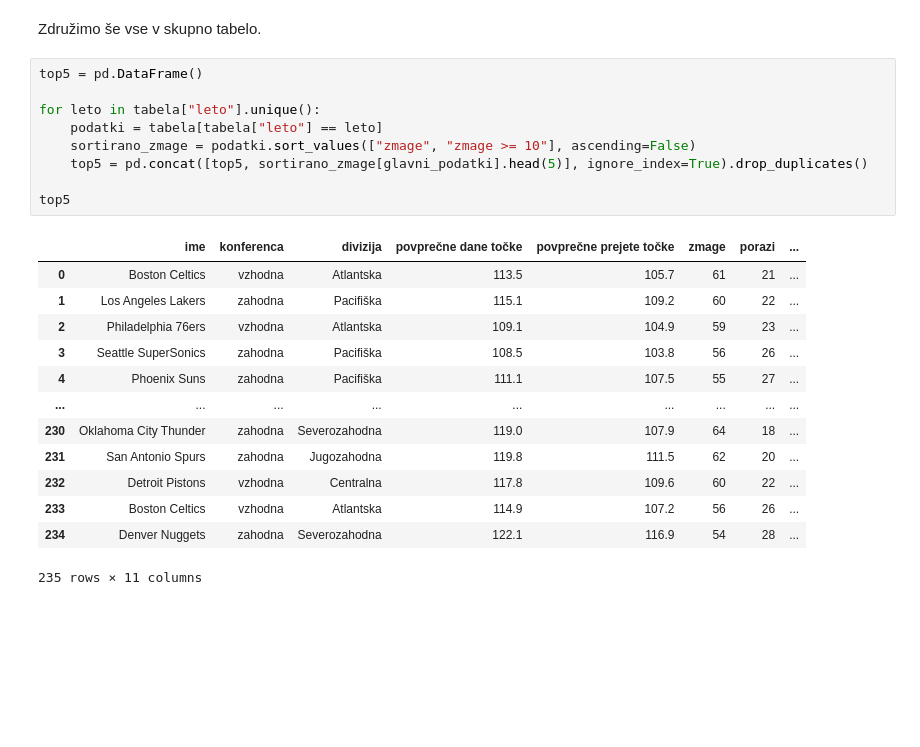
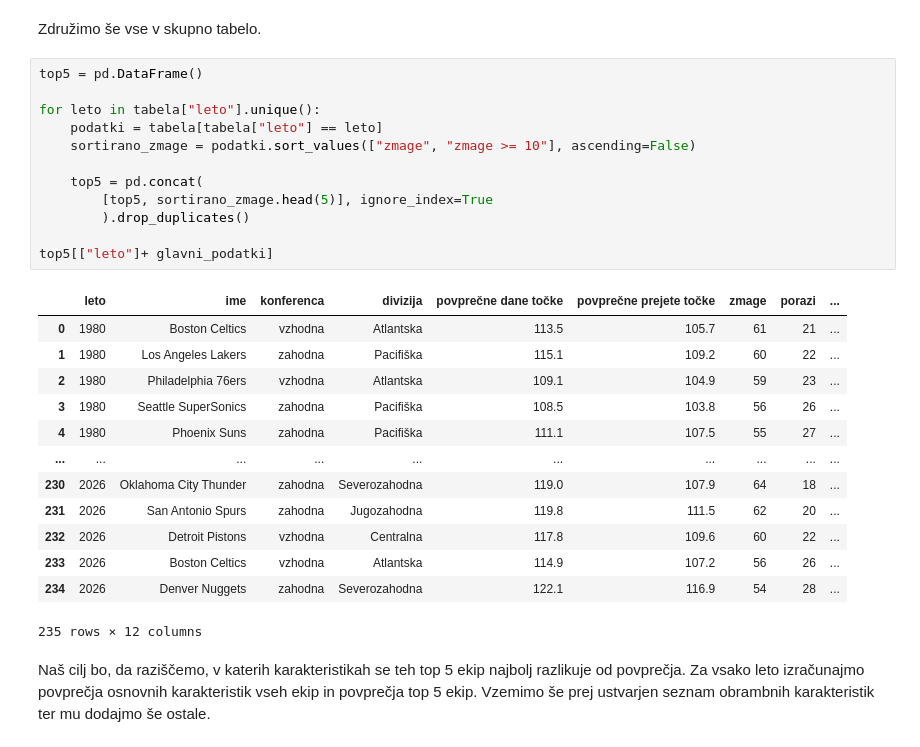
Before and after one commit to Benjamin-Rajer/UVP_projektna_naloga, a Jupyter notebook: analiza_podatkov.ipynb, the cells around one changed output. Saved outputs shown, nothing was run; the diff lists cells and outputs as text; blank space fills up the shorter version.

```diff
--- a/analiza_podatkov.ipynb
+++ b/analiza_podatkov.ipynb
@@ -302,23 +304,28 @@ Združimo še vse v skupno tabelo.
 # %%
 top5 = pd.DataFrame()
 
 for leto in tabela["leto"].unique():
     podatki = tabela[tabela["leto"] == leto]
     sortirano_zmage = podatki.sort_values(["zmage", "zmage >= 10"], ascending=False)
-    top5 = pd.concat([top5, sortirano_zmage[glavni_podatki].head(5)], ignore_index=True).drop_duplicates()
 
-top5
+    top5 = pd.concat(
+        [top5, sortirano_zmage.head(5)], ignore_index=True
+        ).drop_duplicates()
+
+top5[["leto"]+ glavni_podatki]
 # %% [output]
-|  | ime | konferenca | divizija | povprečne dane točke | povprečne prejete točke | zmage | porazi | ... |
-| 0 | Boston Celtics | vzhodna | Atlantska | 113.5 | 105.7 | 61 | 21 | ... |
-| 1 | Los Angeles Lakers | zahodna | Pacifiška | 115.1 | 109.2 | 60 | 22 | ... |
-| 2 | Philadelphia 76ers | vzhodna | Atlantska | 109.1 | 104.9 | 59 | 23 | ... |
-| 3 | Seattle SuperSonics | zahodna | Pacifiška | 108.5 | 103.8 | 56 | 26 | ... |
-| 4 | Phoenix Suns | zahodna | Pacifiška | 111.1 | 107.5 | 55 | 27 | ... |
-| ... | ... | ... | ... | ... | ... | ... | ... | ... |
-| 230 | Oklahoma City Thunder | zahodna | Severozahodna | 119.0 | 107.9 | 64 | 18 | ... |
-| 231 | San Antonio Spurs | zahodna | Jugozahodna | 119.8 | 111.5 | 62 | 20 | ... |
-| 232 | Detroit Pistons | vzhodna | Centralna | 117.8 | 109.6 | 60 | 22 | ... |
-| 233 | Boston Celtics | vzhodna | Atlantska | 114.9 | 107.2 | 56 | 26 | ... |
-| 234 | Denver Nuggets | zahodna | Severozahodna | 122.1 | 116.9 | 54 | 28 | ... |
+|  | leto | ime | konferenca | divizija | povprečne dane točke | povprečne prejete točke | zmage | porazi | ... |
+| 0 | 1980 | Boston Celtics | vzhodna | Atlantska | 113.5 | 105.7 | 61 | 21 | ... |
+| 1 | 1980 | Los Angeles Lakers | zahodna | Pacifiška | 115.1 | 109.2 | 60 | 22 | ... |
+| 2 | 1980 | Philadelphia 76ers | vzhodna | Atlantska | 109.1 | 104.9 | 59 | 23 | ... |
+| 3 | 1980 | Seattle SuperSonics | zahodna | Pacifiška | 108.5 | 103.8 | 56 | 26 | ... |
+| 4 | 1980 | Phoenix Suns | zahodna | Pacifiška | 111.1 | 107.5 | 55 | 27 | ... |
+| ... | ... | ... | ... | ... | ... | ... | ... | ... | ... |
+| 230 | 2026 | Oklahoma City Thunder | zahodna | Severozahodna | 119.0 | 107.9 | 64 | 18 | ... |
+| 231 | 2026 | San Antonio Spurs | zahodna | Jugozahodna | 119.8 | 111.5 | 62 | 20 | ... |
+| 232 | 2026 | Detroit Pistons | vzhodna | Centralna | 117.8 | 109.6 | 60 | 22 | ... |
+| 233 | 2026 | Boston Celtics | vzhodna | Atlantska | 114.9 | 107.2 | 56 | 26 | ... |
+| 234 | 2026 | Denver Nuggets | zahodna | Severozahodna | 122.1 | 116.9 | 54 | 28 | ... |
-235 rows × 11 columns
+235 rows × 12 columns
+# %% [markdown]
+Naš cilj bo, da raziščemo, v katerih karakteristikah se teh top 5 ekip najbolj razlikuje od povprečja. Za vsako leto izračunajmo povprečja osnovnih karakteristik vseh ekip in povprečja top 5 ekip. Vzemimo še prej ustvarjen seznam obrambnih karakteristik ter mu dodajmo še ostale.
```
Also changed, not shown: parts of 23 cells of this notebook, 3 other files.
